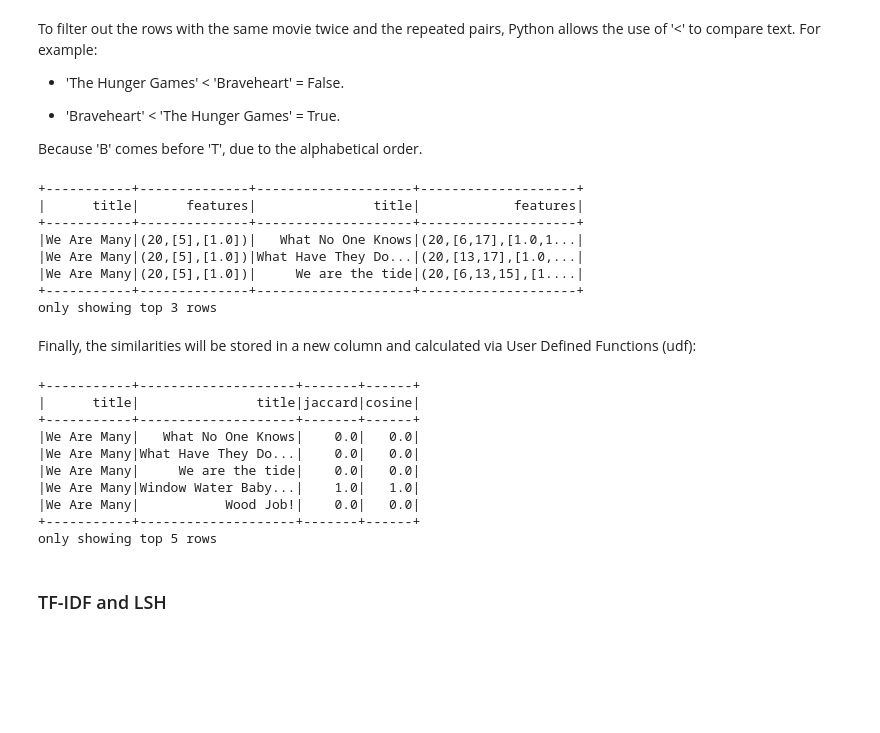
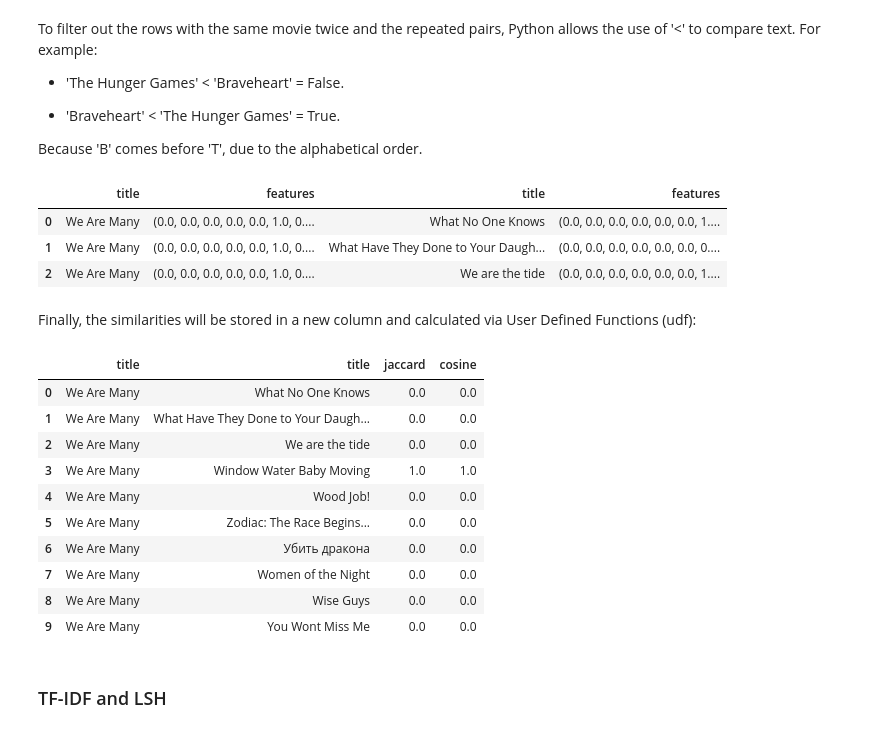
Before and after one commit to DomingoPC/Movie-Recommender-System, a Jupyter notebook: content_based_rs.ipynb, the cells around one changed output. Drawn from its saved outputs; the diff is of its cells as text; code cells hidden in the pictures; blank space fills up the shorter version.

Commit message:
CBRS. Spark tables to pandas tables.

```diff
--- a/content_based_rs.ipynb
+++ b/content_based_rs.ipynb
@@ -455,65 +443,62 @@ To filter out the rows with the same movie twice and the repeated pairs, Python
 Because 'B' comes before 'T', due to the alphabetical order.
 # %%
 df_cross = df_cross.filter(f.col('left.title') < f.col('right.title'))
-df_cross.show(3)
+display(df_cross.limit(3).toPandas())
 # %% [output]
-+-----------+--------------+--------------------+--------------------+
-|      title|      features|               title|            features|
-+-----------+--------------+--------------------+--------------------+
-|We Are Many|(20,[5],[1.0])|   What No One Knows|(20,[6,17],[1.0,1...|
-|We Are Many|(20,[5],[1.0])|What Have They Do...|(20,[13,17],[1.0,...|
-|We Are Many|(20,[5],[1.0])|     We are the tide|(20,[6,13,15],[1....|
-+-----------+--------------+--------------------+--------------------+
-only showing top 3 rows
+|  | title | features | title | features |
+| 0 | We Are Many | (0.0, 0.0, 0.0, 0.0, 0.0, 1.0, 0.... | What No One Knows | (0.0, 0.0, 0.0, 0.0, 0.0, 0.0, 1.... |
+| 1 | We Are Many | (0.0, 0.0, 0.0, 0.0, 0.0, 1.0, 0.... | What Have They Done to Your Daugh... | (0.0, 0.0, 0.0, 0.0, 0.0, 0.0, 0.... |
+| 2 | We Are Many | (0.0, 0.0, 0.0, 0.0, 0.0, 1.0, 0.... | We are the tide | (0.0, 0.0, 0.0, 0.0, 0.0, 0.0, 1.... |
 # %% [markdown]
 Finally, the similarities will be stored in a new column and calculated via User Defined Functions (udf):
 # %%
 # --- Jaccard Similarity ---
 def jaccard_similarity(v1, v2):
     # Formula:
     #   J = Intersection(A,B) / Union(A,B)
     A_and_B = sum(1 for (a,b) in zip(v1,v2) if a==1 and a==b) # Intersection
     A_or_B = sum(1 for (a,b) in zip(v1,v2) if a==1 or b==1) # Union
     return float(A_and_B) / A_or_B if A_or_B != 0 else 0.0 # Similarity
 
 # --- Cosine Similarity ---
 def cosine_similarity(v1,v2):
     # Formula:
     #   Sim = A·B / |A||B|
 
     # Numerator: scalar product
     num = sum(c1*c2 for (c1,c2) in zip(v1,v2))
 
     # Denominator: modules
     mod_a = np.sqrt(sum(c1**2 for c1 in v1))
     mod_b = np.sqrt(sum(c2**2 for c2 in v2))
     den = mod_a * mod_b
 
     # Similarity
     return float(num) / float(den) if den != 0.0 else 0.0
 
 # --- User Defined Functions ---
 jaccard_udf = f.udf(lambda v1,v2: jaccard_similarity(v1,v2), FloatType())
 cosine_udf = f.udf(lambda v1,v2: cosine_similarity(v1,v2), FloatType())
+
+# Apply udf to the pairs of movies in every row
+df_similarities = df_cross.\
+    withColumn('jaccard', jaccard_udf(f.col('left.features'), f.col('right.features'))).\
+    withColumn('cosine', cosine_udf(f.col('left.features'), f.col('right.features'))).\
+    select('left.title', 'right.title', 'jaccard', 'cosine')
+
+display(df_similarities.limit(10).toPandas())
+# %% [output]
+|  | title | title | jaccard | cosine |
+| 0 | We Are Many | What No One Knows | 0.0 | 0.0 |
+| 1 | We Are Many | What Have They Done to Your Daugh... | 0.0 | 0.0 |
+| 2 | We Are Many | We are the tide | 0.0 | 0.0 |
+| 3 | We Are Many | Window Water Baby Moving | 1.0 | 1.0 |
+| 4 | We Are Many | Wood Job! | 0.0 | 0.0 |
+| 5 | We Are Many | Zodiac: The Race Begins... | 0.0 | 0.0 |
+| 6 | We Are Many | Убить дракона | 0.0 | 0.0 |
+| 7 | We Are Many | Women of the Night | 0.0 | 0.0 |
+| 8 | We Are Many | Wise Guys | 0.0 | 0.0 |
+| 9 | We Are Many | You Wont Miss Me | 0.0 | 0.0 |
-# %%
-# Apply udf to the pairs of movies in every row
-df_similarities = df_cross.\
-    withColumn('jaccard', jaccard_udf(f.col('left.features'), f.col('right.features'))).\
-    withColumn('cosine', cosine_udf(f.col('left.features'), f.col('right.features'))).\
-    select('left.title', 'right.title', 'jaccard', 'cosine')
-
-df_similarities.show(5)
-# %% [output]
-+-----------+--------------------+-------+------+
-|      title|               title|jaccard|cosine|
-+-----------+--------------------+-------+------+
-|We Are Many|   What No One Knows|    0.0|   0.0|
-|We Are Many|What Have They Do...|    0.0|   0.0|
-|We Are Many|     We are the tide|    0.0|   0.0|
-|We Are Many|Window Water Baby...|    1.0|   1.0|
-|We Are Many|           Wood Job!|    0.0|   0.0|
-+-----------+--------------------+-------+------+
-only showing top 5 rows
 # %% [markdown]
 ### TF-IDF and LSH
 # %% [markdown]
```
Also changed, not shown: parts of 15 cells of this notebook.
